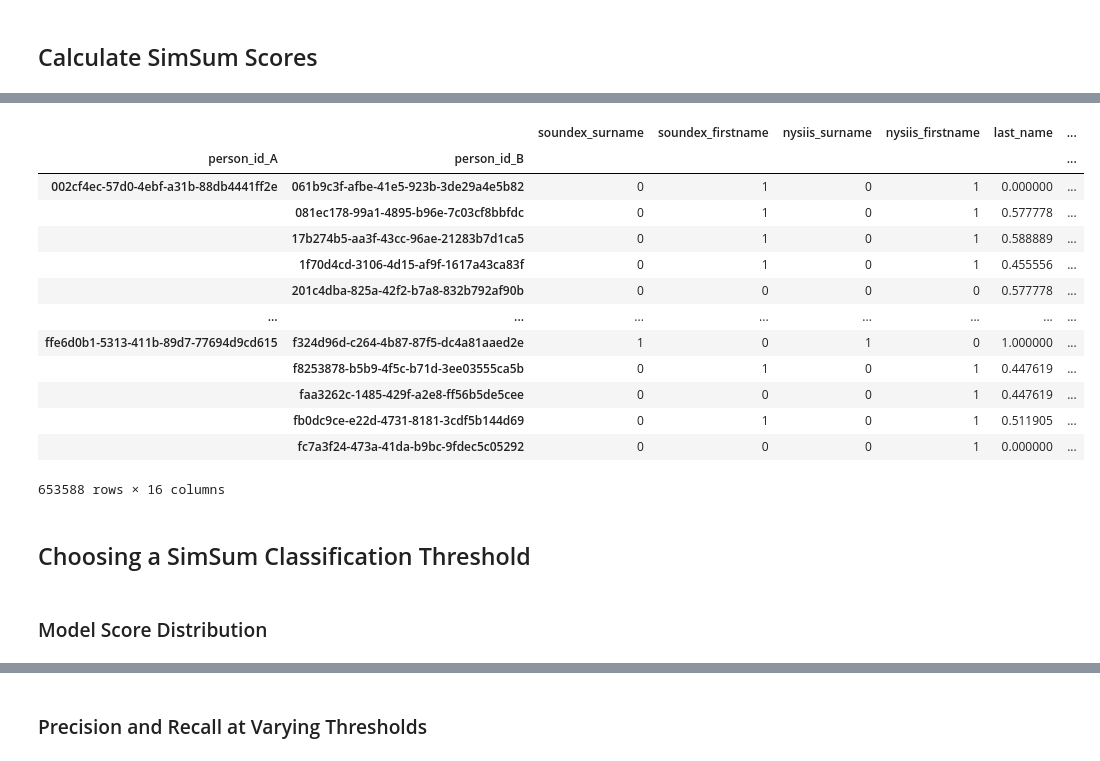
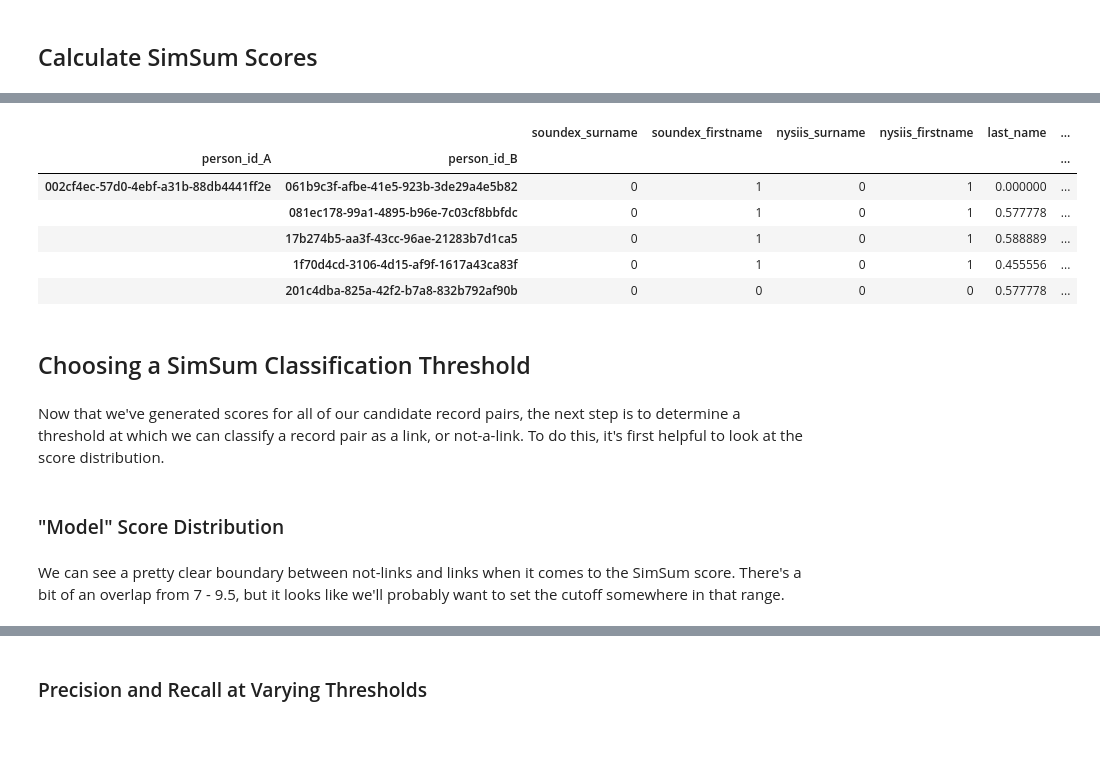
Before and after one commit to rachhouse/intro-to-data-linking, a Jupyter notebook: tutorial_notebooks/01_Link_FEBRL_Data_with_SimSum_Classification.ipynb, the cells around one changed output, grey strips where cells are left out. Drawn from its saved outputs; the diff is of its cells as text; code cells hidden in the pictures; blank space fills up the shorter version.

```diff
--- a/tutorial_notebooks/01_Link_FEBRL_Data_with_SimSum_Classification.ipynb
+++ b/tutorial_notebooks/01_Link_FEBRL_Data_with_SimSum_Classification.ipynb
@@ -165,10 +291,7 @@ indexer.add(rl.index.Block("nysiis_firstname"))
 indexer.add(rl.index.Block("ssid_last3"))
 indexer.add(rl.index.Block("date_of_birth"))
 
-candidate_links = indexer.index(df_A, df_B)
-blocked_pairs = candidate_links.shape[0]
+candidate_pairs = indexer.index(df_A, df_B)
 
-search_space_reduction = round((1 - (blocked_pairs/full_blocker_pairs)) * 100, 2)
-
-print(f"{blocked_pairs:,} pairs after blocking: {search_space_reduction}% search space reduction.")
+_, _ = evaluate_blocking(max_candidate_record_pairs, candidate_pairs, df_ground_truth)
 # %% [output]
@@ -205,5 +333,5 @@ comparer.add(rl.compare.Date("dob", "dob", label="date_of_birth"))
 comparer.add(rl.compare.String("phone_number", "phone_number", method="damerau_levenshtein", label="phone_number"))
 comparer.add(rl.compare.String("soc_sec_id", "soc_sec_id", method="damerau_levenshtein", label="ssn"))
 
-features = comparer.compute(candidate_links, df_A, df_B)
+features = comparer.compute(candidate_pairs, df_A, df_B)
 # %% [output]
@@ -279,25 +408,22 @@ df_labeled_features
 # %%
 df_labeled_features["simsum"] = df_labeled_features.drop("ground_truth", axis=1).sum(axis=1)
-df_labeled_features
+df_labeled_features.head()
 # %% [output]
 |  |  | soundex_surname | soundex_firstname | nysiis_surname | nysiis_firstname | last_name | ... |
 | person_id_A | person_id_B |  |  |  |  |  | ... |
 | 002cf4ec-57d0-4ebf-a31b-88db4441ff2e | 061b9c3f-afbe-41e5-923b-3de29a4e5b82 | 0 | 1 | 0 | 1 | 0.000000 | ... |
 |  | 081ec178-99a1-4895-b96e-7c03cf8bbfdc | 0 | 1 | 0 | 1 | 0.577778 | ... |
 |  | 17b274b5-aa3f-43cc-96ae-21283b7d1ca5 | 0 | 1 | 0 | 1 | 0.588889 | ... |
 |  | 1f70d4cd-3106-4d15-af9f-1617a43ca83f | 0 | 1 | 0 | 1 | 0.455556 | ... |
 |  | 201c4dba-825a-42f2-b7a8-832b792af90b | 0 | 0 | 0 | 0 | 0.577778 | ... |
-| ... | ... | ... | ... | ... | ... | ... | ... |
-| ffe6d0b1-5313-411b-89d7-77694d9cd615 | f324d96d-c264-4b87-87f5-dc4a81aaed2e | 1 | 0 | 1 | 0 | 1.000000 | ... |
-|  | f8253878-b5b9-4f5c-b71d-3ee03555ca5b | 0 | 1 | 0 | 1 | 0.447619 | ... |
-|  | faa3262c-1485-429f-a2e8-ff56b5de5cee | 0 | 0 | 0 | 1 | 0.447619 | ... |
-|  | fb0dc9ce-e22d-4731-8181-3cdf5b144d69 | 0 | 1 | 0 | 1 | 0.511905 | ... |
-|  | fc7a3f24-473a-41da-b9bc-9fdec5c05292 | 0 | 0 | 0 | 1 | 0.000000 | ... |
-653588 rows × 16 columns
 # %% [markdown]
 ## Choosing a SimSum Classification Threshold
+# %% [markdown]
+Now that we've generated scores for all of our candidate record pairs, the next step is to determine a threshold at which we can classify a record pair as a link, or not-a-link. To do this, it's first helpful to look at the score distribution.
 # %% [markdown]
-### Model Score Distribution
+### "Model" Score Distribution
+# %% [markdown]
+We can see a pretty clear boundary between not-links and links when it comes to the SimSum score. There's a bit of an overlap from 7 - 9.5, but it looks like we'll probably want to set the cutoff somewhere in that range.
 # %%
 tutorial.plot_model_score_distribution(
     df_labeled_features,
```
Also changed, not shown: parts of 40 cells of this notebook, 3 other files.
